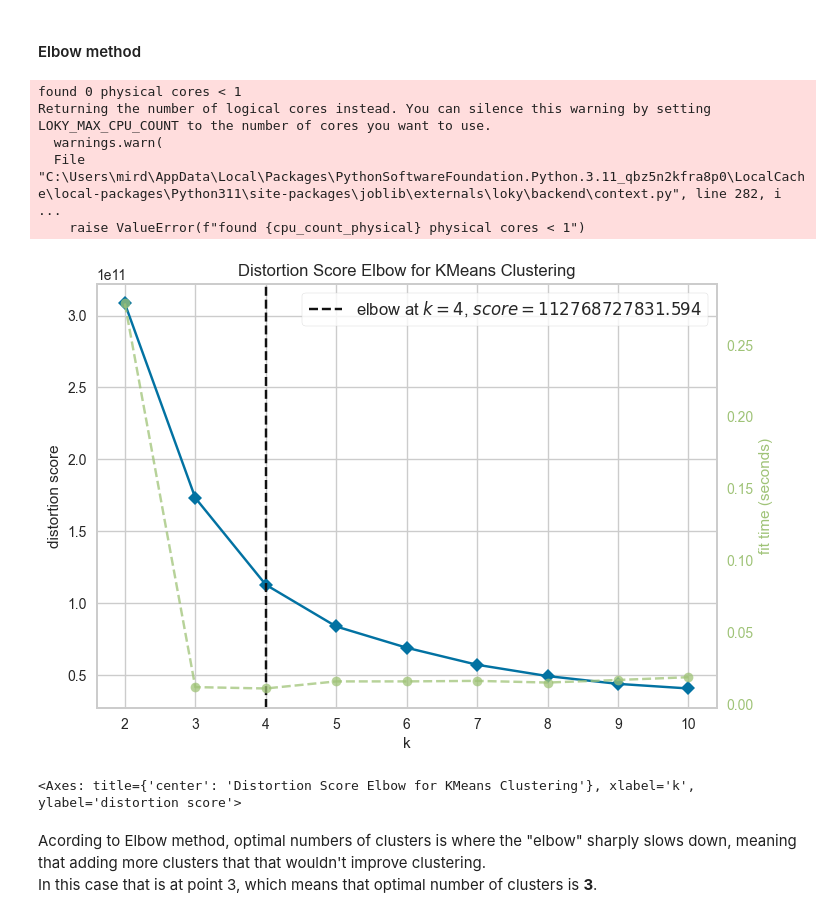
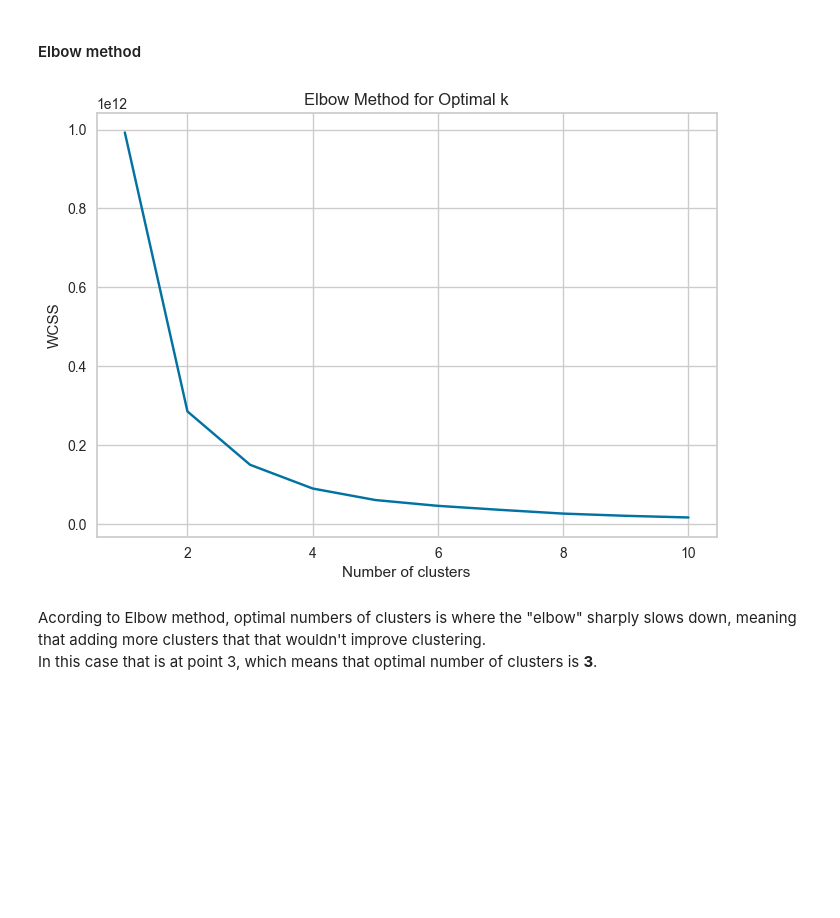
Before and after one commit to dalimvc/DS-Mini-project, a Jupyter notebook: miniProjectAssignmentDaliborMirkovic.ipynb, the cells around one changed output. Saved outputs shown, nothing was run; the diff lists cells and outputs as text; code cells hidden in the pictures; blank space fills up the shorter version.

```diff
--- a/miniProjectAssignmentDaliborMirkovic.ipynb
+++ b/miniProjectAssignmentDaliborMirkovic.ipynb
@@ -500,18 +508,22 @@ df_encoded.drop(['Enrollment_date'], axis=1, inplace=True)
 # %% [markdown]
 <h4>Elbow method</h4>
-# %%
-#elbow_m will be used to find the optimal number of clusters for k-means
-Elbow_M = KElbowVisualizer(KMeans(), n_init = "auto")
-Elbow_M.fit(df_encoded)
-Elbow_M.show()
-# %% [output]
-found 0 physical cores < 1
-Returning the number of logical cores instead. You can silence this warning by setting LOKY_MAX_CPU_COUNT to the number of cores you want to use.
-  warnings.warn(
-  File "C:\Users\mird\AppData\Local\Packages\PythonSoftwareFoundation.Python.3.11_qbz5n2kfra8p0\LocalCache\local-packages\Python311\site-packages\joblib\externals\loky\backend\context.py", line 282, i ...
-    raise ValueError(f"found {cpu_count_physical} physical cores < 1")
-[figure, removed]
-<Axes: title={'center': 'Distortion Score Elbow for KMeans Clustering'}, xlabel='k', ylabel='distortion score'>
+# %%
+#calculating data for elbow method and showing it on a plot
+wcss = [] #wcss is the sum of squared distances of samples to their closest cluster center
+K = range(1, 11)
+for k in K:
+    kmeans = KMeans(n_clusters=k, random_state=42)
+    kmeans.fit(df_encoded)
+    wcss.append(kmeans.inertia_)
+
+#ploting the Elbow Curve
+plt.plot(K, wcss, 'bx-')
+plt.xlabel('Number of clusters')
+plt.ylabel('WCSS')
+plt.title('Elbow Method for Optimal k')
+plt.show()
+# %% [output]
+[figure, added]
 # %% [markdown]
 <p>Acording to Elbow method, optimal numbers of clusters is where the "elbow" sharply slows down, meaning that adding more clusters that that wouldn't improve clustering.<br>In this case that is at point 3, which means that optimal number of clusters is <b>3</b>.</p>
 # %% [markdown]
```
Also changed, not shown: parts of 33 cells of this notebook.
